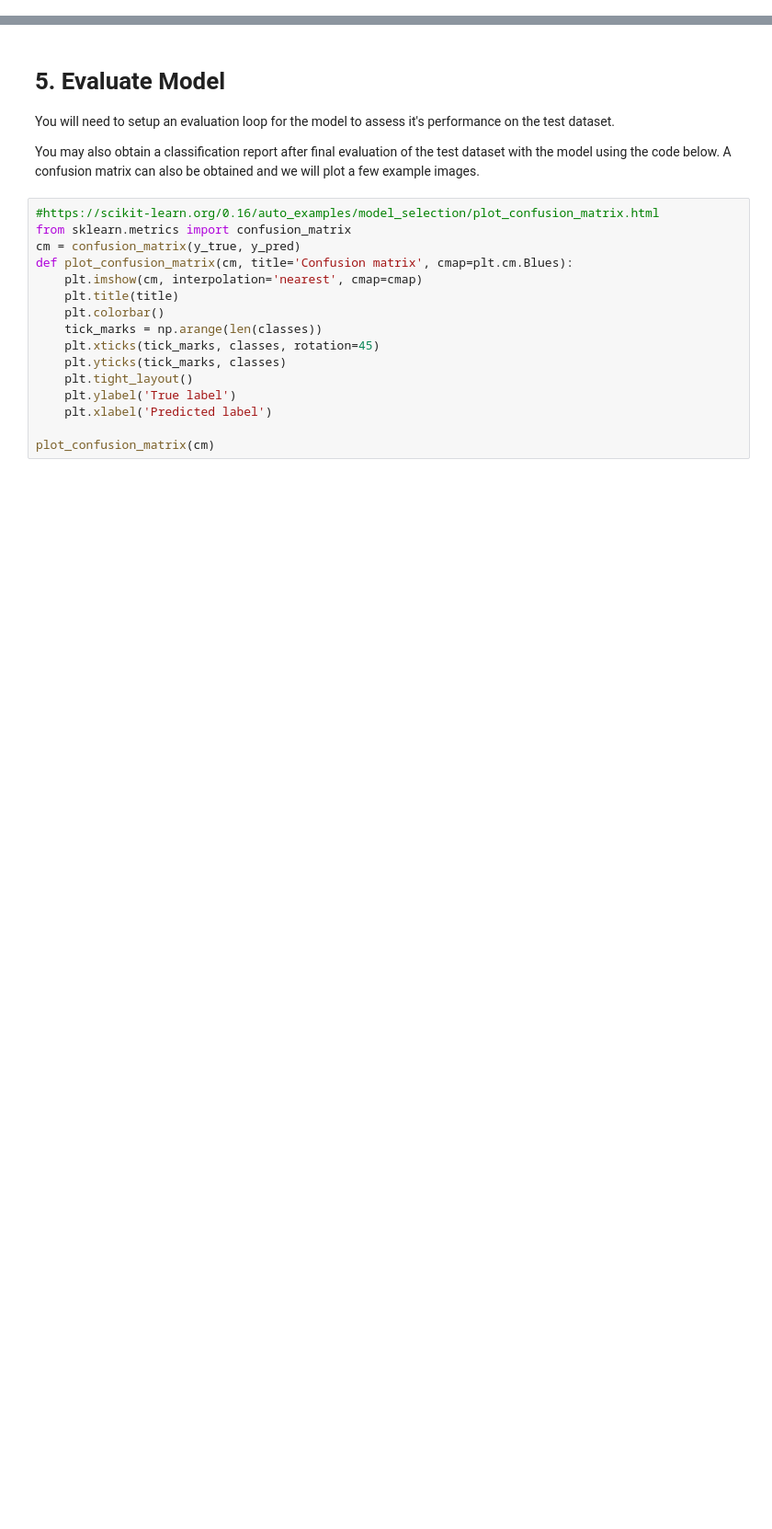
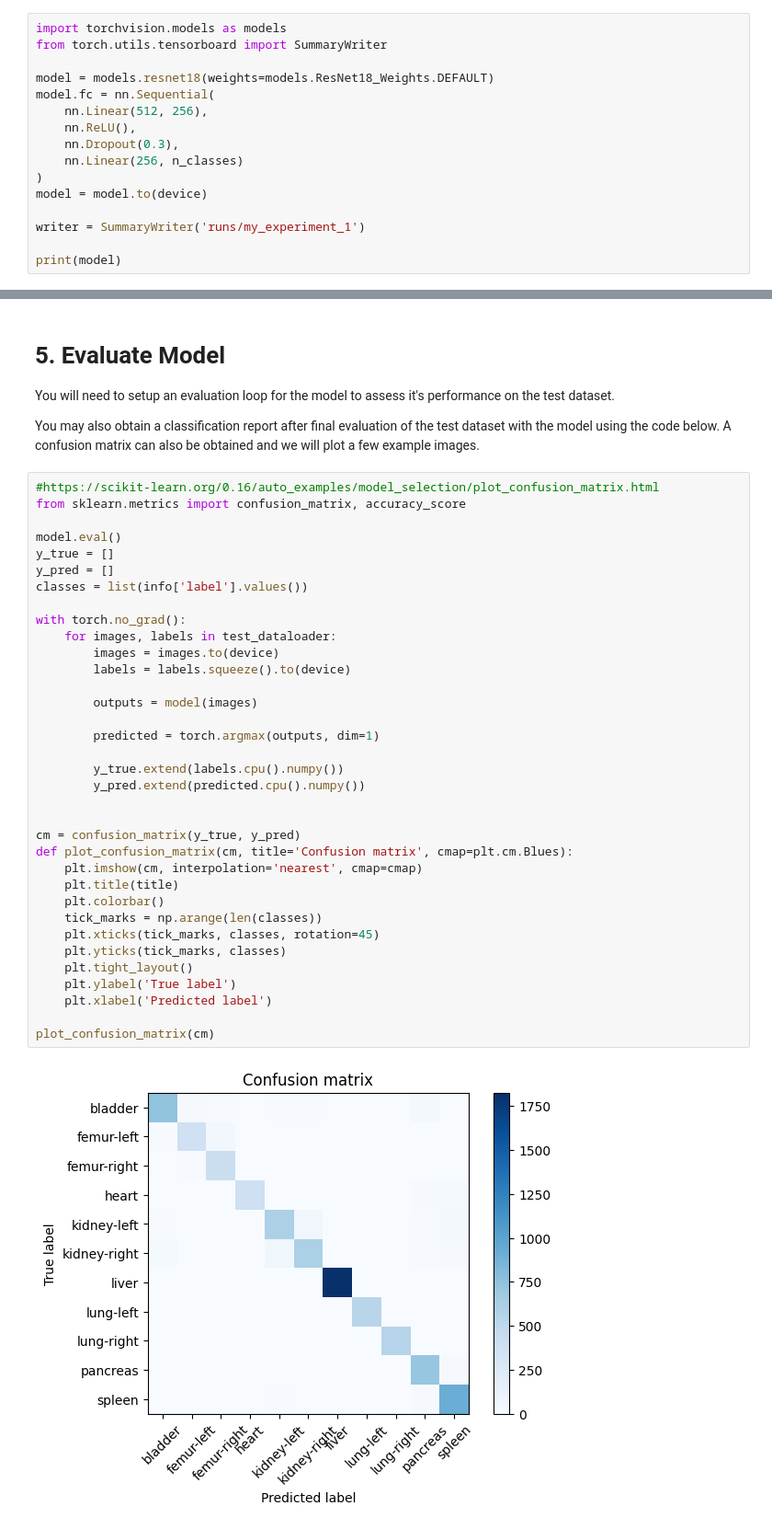
Before and after one commit to tonyscan6003/CE5021_AY2526_group1, a Jupyter notebook: Assignment2_student_sem1.ipynb, the cells around one changed output, grey strips where cells are left out. Shown at 92% size. Drawn from its saved outputs; the diff is of its cells as text; blank space fills up the shorter version.

```diff
--- a/Assignment2_student_sem1.ipynb
+++ b/Assignment2_student_sem1.ipynb
@@ -142,0 +194,16 @@ print(f"Using {device} device")
+# %%
+import torchvision.models as models
+from torch.utils.tensorboard import SummaryWriter
+
+model = models.resnet18(weights=models.ResNet18_Weights.DEFAULT)
+model.fc = nn.Sequential(
+    nn.Linear(512, 256),
+    nn.ReLU(),
+    nn.Dropout(0.3),
+    nn.Linear(256, n_classes)
+)
+model = model.to(device)
+
+writer = SummaryWriter('runs/my_experiment_1')
+
+print(model)
@@ -163,19 +358,40 @@ You will need to setup an evaluation loop for the model to assess it's performan
 You may also obtain a classification report after final evaluation of the test dataset with the model using the code below. A confusion matrix can also be obtained and we will plot a few example images.
 # %%
 #https://scikit-learn.org/0.16/auto_examples/model_selection/plot_confusion_matrix.html
-from sklearn.metrics import confusion_matrix
+from sklearn.metrics import confusion_matrix, accuracy_score
+
+model.eval()
+y_true = []
+y_pred = []
+classes = list(info['label'].values())
+
+with torch.no_grad():
+    for images, labels in test_dataloader:
+        images = images.to(device)
+        labels = labels.squeeze().to(device)
+
+        outputs = model(images)
+
+        predicted = torch.argmax(outputs, dim=1)
+
+        y_true.extend(labels.cpu().numpy())
+        y_pred.extend(predicted.cpu().numpy())
+
+
 cm = confusion_matrix(y_true, y_pred)
 def plot_confusion_matrix(cm, title='Confusion matrix', cmap=plt.cm.Blues):
     plt.imshow(cm, interpolation='nearest', cmap=cmap)
     plt.title(title)
     plt.colorbar()
     tick_marks = np.arange(len(classes))
     plt.xticks(tick_marks, classes, rotation=45)
     plt.yticks(tick_marks, classes)
     plt.tight_layout()
     plt.ylabel('True label')
     plt.xlabel('Predicted label')
 
 plot_confusion_matrix(cm)
+# %% [output]
+[figure, added]
 # %%
 from sklearn.metrics import classification_report
```
Also changed, not shown: parts of 15 cells of this notebook.
